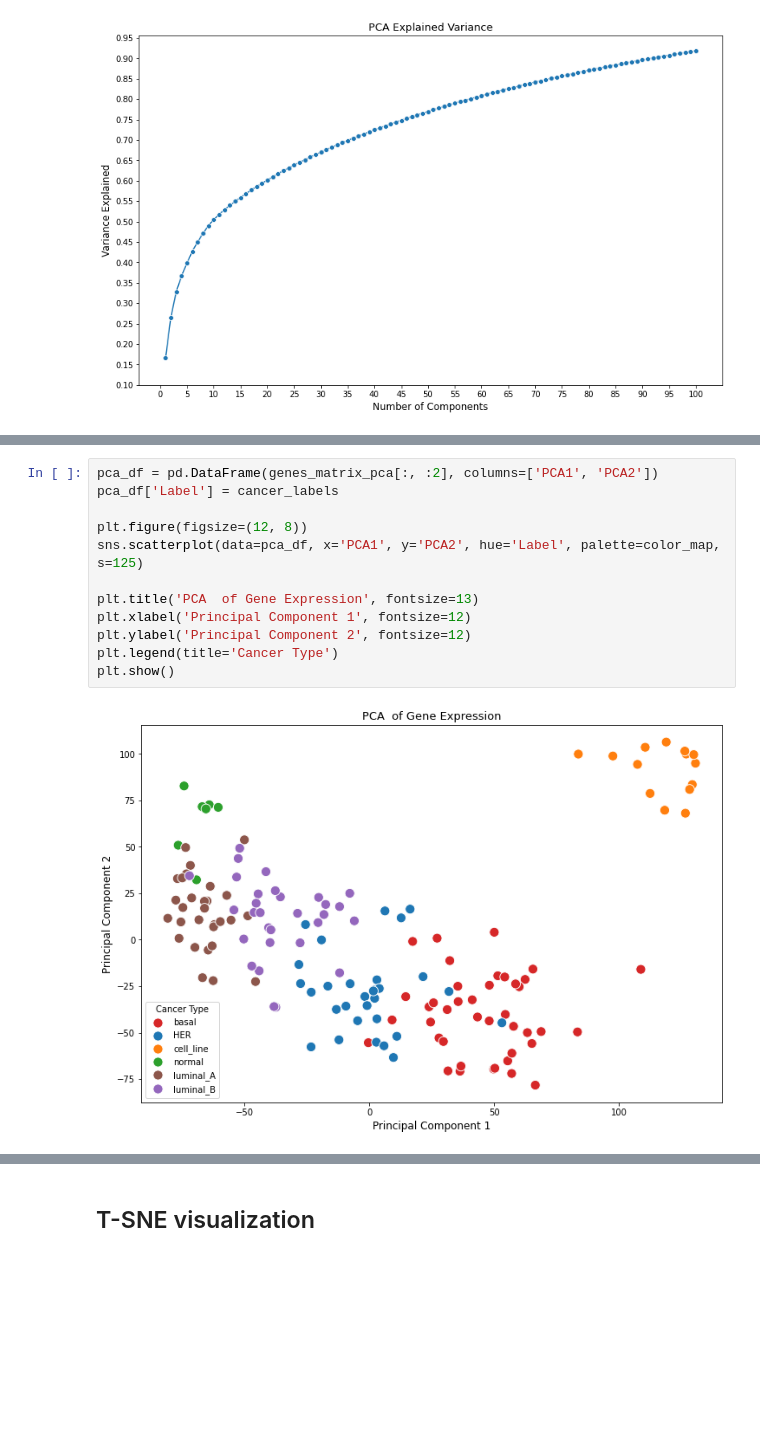
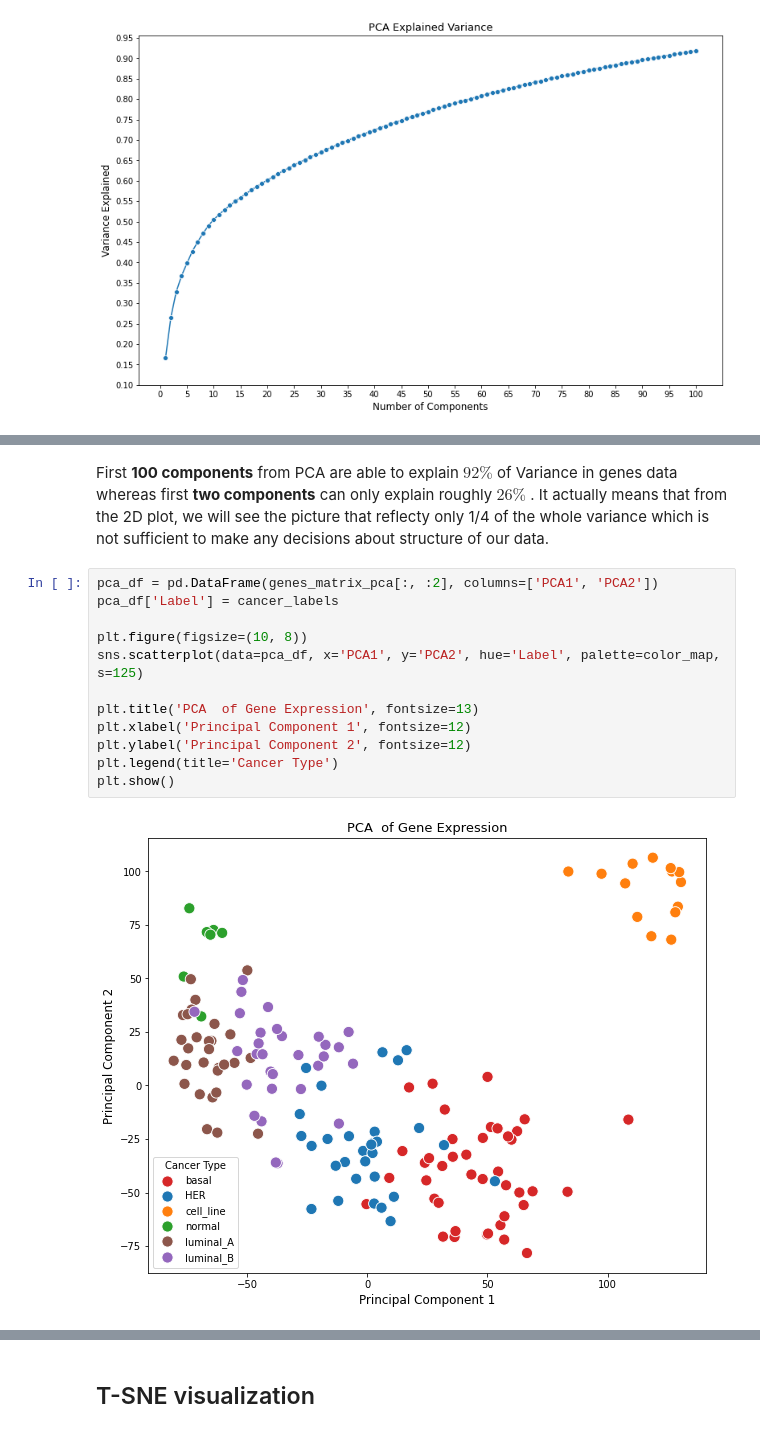
Before and after one commit to IceRocky/tsne_genes_analysis, a Jupyter notebook: breast_cancer_analysis.ipynb, the cells around one changed output, grey strips where cells are left out. Cells and saved outputs as stored; diff of their text form; blank space fills up the shorter version.

```diff
--- a/breast_cancer_analysis.ipynb
+++ b/breast_cancer_analysis.ipynb
@@ -177,14 +186,16 @@ ratio of VAR explained by  first 100 PCs =  0.9183386568693958
+# %% [markdown]
+First **100 components** from PCA are able to explain $92\%$ of Variance in genes data whereas first **two components** can only explain roughly $26\%$ . It actually means that from the 2D plot, we will see the picture that reflecty only 1/4 of the whole variance which is not sufficient to make any decisions about structure of our data.
 # %%
 pca_df = pd.DataFrame(genes_matrix_pca[:, :2], columns=['PCA1', 'PCA2'])
 pca_df['Label'] = cancer_labels
 
-plt.figure(figsize=(12, 8))
+plt.figure(figsize=(10, 8))
 sns.scatterplot(data=pca_df, x='PCA1', y='PCA2', hue='Label', palette=color_map, s=125)
 
 plt.title('PCA  of Gene Expression', fontsize=13)
 plt.xlabel('Principal Component 1', fontsize=12)
 plt.ylabel('Principal Component 2', fontsize=12)
 plt.legend(title='Cancer Type')
 plt.show()
 # %% [output]
-[figure, old version]
+[figure, new version]
```
Also changed, not shown: parts of 22 cells of this notebook.
